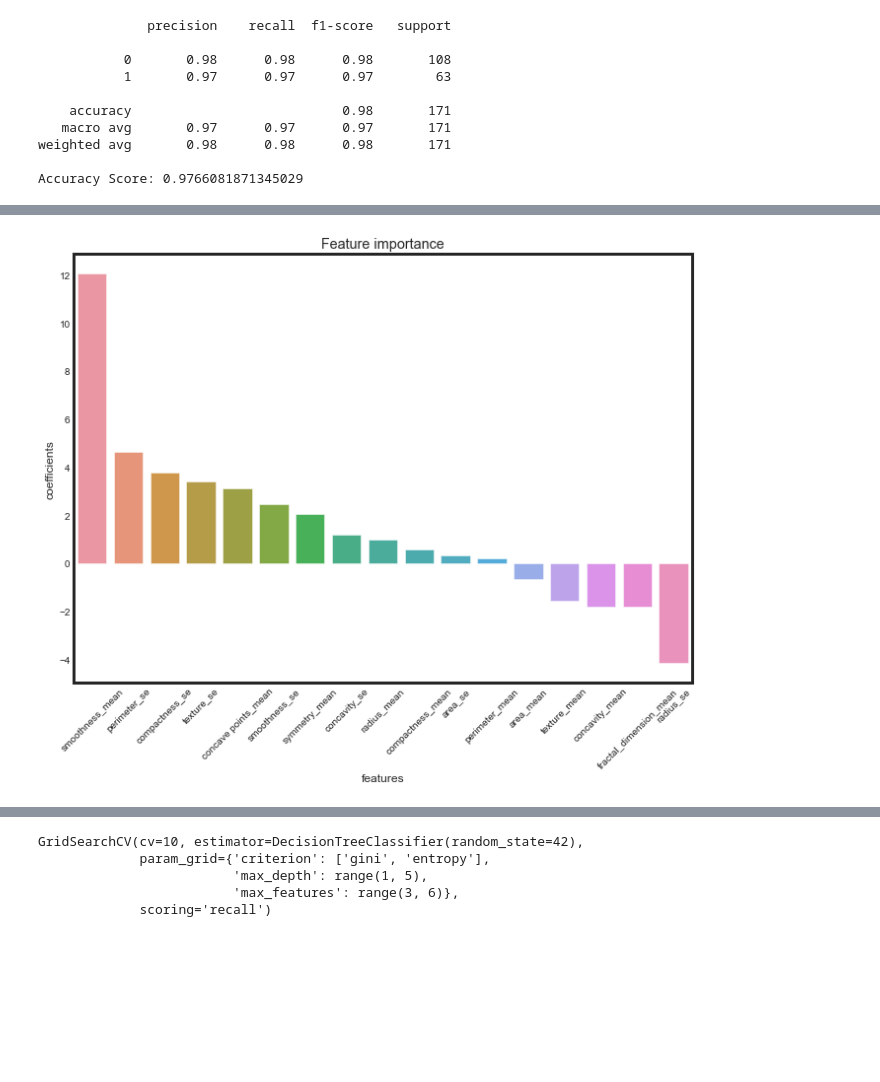
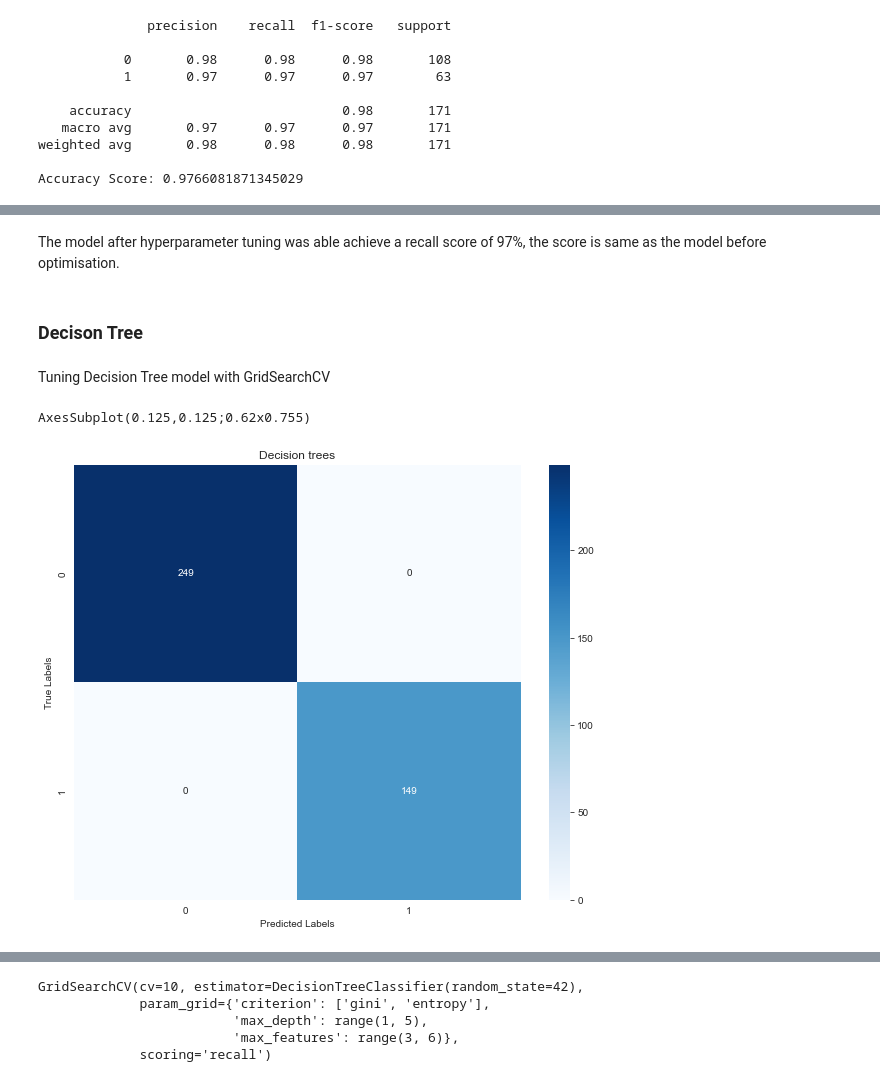
Before and after one commit to hmorareddy/AI_Capstone, a Jupyter notebook: index.ipynb, the cells around one changed output, grey strips where cells are left out. Saved outputs shown, nothing was run; the diff lists cells and outputs as text; code cells hidden in the pictures; blank space fills up the shorter version.

```diff
--- a/index.ipynb
+++ b/index.ipynb
@@ -439,18 +417,6 @@ AxesSubplot(0.08,0.125;0.696x0.755)
-# %%
-lr_best_pipe = lr_pipe_grid.best_estimator_.named_steps['lr']
-
-#Create Data frame of Regression coefficients
-coef= pd.DataFrame(lr_best_pipe.coef_.ravel())
-#Merge Regression coefficients with feature names
-df_columns = pd.DataFrame(df.drop(['diagnosis'], axis=1).columns)
-coef_and_feat = pd.merge(coef,df_columns,left_index= True,right_index= True, how = "left")
-coef_and_feat.columns = ["coefficients","features"]
-coef_and_feat = coef_and_feat.sort_values(by = "coefficients",ascending = False)
-
-#Set up the matplotlib figure
-plt.rcParams['figure.figsize'] = (10,8)
-# Let's draw top 10 important features
-sns.barplot(x = 'features', y = 'coefficients', data = coef_and_feat).set_title('Feature importance')
-plt.xticks(rotation=45);
-# %% [output]
-[figure, removed]
+# %% [markdown]
+The model after hyperparameter tuning was able achieve a recall score of 97%, the score is same as the model before optimisation.
+# %% [markdown]
+### Decison Tree
+# %% [markdown]
+Tuning Decision Tree model with GridSearchCV
@@ -456,0 +427,5 @@ plt.xticks(rotation=45);
+# %%
+matrix(y_train, tree_pred_train_1, 'Decision trees')
+# %% [output]
+AxesSubplot(0.125,0.125;0.62x0.755)
+[figure, added]
```
Also changed, not shown: parts of 37 cells of this notebook.
